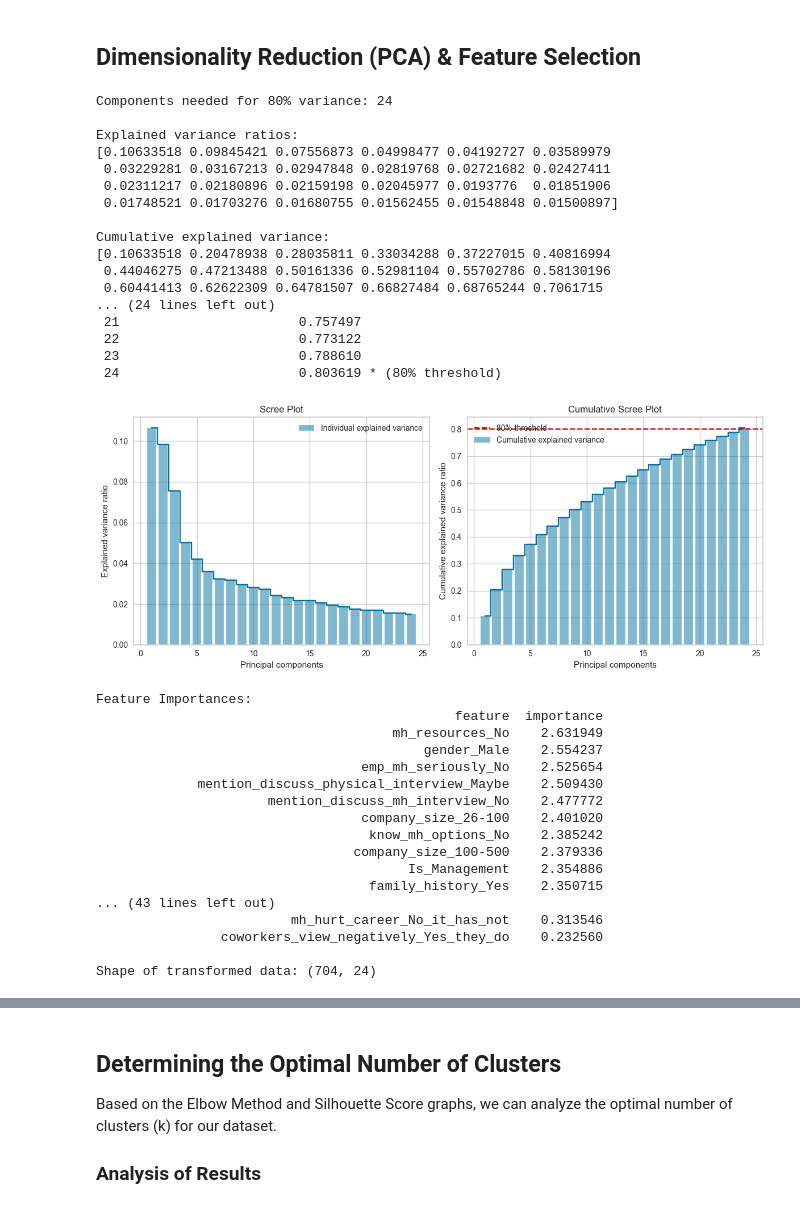
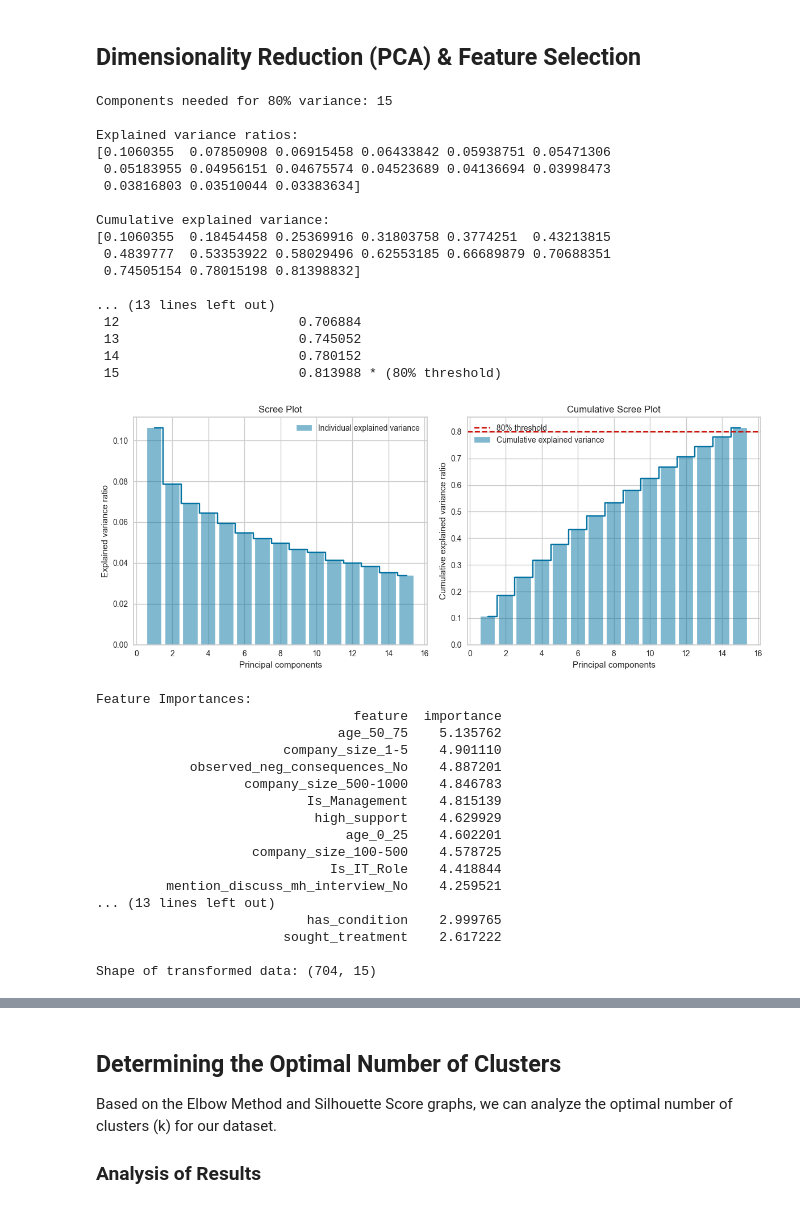
Before and after one commit to KonradKlein91/ml_unservised_learning, a Jupyter notebook: main.ipynb, the cells around one changed output, grey strips where cells are left out. Drawn from its saved outputs; the diff is of its cells as text; code cells hidden in the pictures.

```diff
--- a/main.ipynb
+++ b/main.ipynb
@@ -1174,3 +1513,5 @@ df = df.drop(['continent_North_America', 'continent_Europe', 'continent_South_Am
+# %%
+df = df_for_clustering
 # %%
 df.head()
 # %% [output]
@@ -1208,18 +1549,11 @@ plt.show()
 # %%
 X = df.values
 
-# Get the index of the age column
-age_column_idx = df.columns.get_loc('age')
-
-# Create column transformer
-preprocessor = ColumnTransformer(
-    transformers=[
-        ('num', StandardScaler(), [age_column_idx]),  # Standardize age
-        ('bin', 'passthrough', [i for i in range(X.shape[1]) if i != age_column_idx])  # Pass through others
-    ])
+# Standardize the features
+scaler = StandardScaler()
 
 # Transform the data
-X_std = preprocessor.fit_transform(X)
+X_std = scaler.fit_transform(X)
 
 # Fit initial PCA to get explained variance ratios
 pca_initial = PCA().fit(X_std)
@@ -1288,63 +1622,63 @@ plt.legend(loc='best')
 plt.tight_layout()
 plt.show()
 
 # Transform data with optimal number of components
 X_pca = pca.transform(X_std)
 
 # Calculate feature importance
 feature_importance = np.abs(pca.components_).sum(axis=0)
 feature_importance = 100.0 * (feature_importance / feature_importance.sum())
 
 # Get feature names
 feature_names = df.columns
 
 # Create a dataframe of feature importances
 feature_importance_df = pd.DataFrame({'feature': feature_names, 'importance': feature_importance})
 feature_importance_df = feature_importance_df.sort_values('importance', ascending=False)
 
 # Print feature importances
 print("\nFeature Importances:")
 print(feature_importance_df.to_string(index=False))
 
 # Store the transformed data with optimal components
 X_pca_optimal = X_pca
 
 print("\nShape of transformed data:", X_pca_optimal.shape)
 # %% [output]
-Components needed for 80% variance: 24
+Components needed for 80% variance: 15
 
 Explained variance ratios:
-[0.10633518 0.09845421 0.07556873 0.04998477 0.04192727 0.03589979
- 0.03229281 0.03167213 0.02947848 0.02819768 0.02721682 0.02427411
- 0.02311217 0.02180896 0.02159198 0.02045977 0.0193776  0.01851906
- 0.01748521 0.01703276 0.01680755 0.01562455 0.01548848 0.01500897]
+[0.1060355  0.07850908 0.06915458 0.06433842 0.05938751 0.05471306
+ 0.05183955 0.04956151 0.04675574 0.04523689 0.04136694 0.03998473
+ 0.03816803 0.03510044 0.03383634]
 
 Cumulative explained variance:
-[0.10633518 0.20478938 0.28035811 0.33034288 0.37227015 0.40816994
- 0.44046275 0.47213488 0.50161336 0.52981104 0.55702786 0.58130196
- 0.60441413 0.62622309 0.64781507 0.66827484 0.68765244 0.7061715
-... (24 lines left out)
- 21                       0.757497
- 22                       0.773122
- 23                       0.788610
- 24                       0.803619 * (80% threshold)
+[0.1060355  0.18454458 0.25369916 0.31803758 0.3774251  0.43213815
+ 0.4839777  0.53353922 0.58029496 0.62553185 0.66689879 0.70688351
+ 0.74505154 0.78015198 0.81398832]
+
+... (13 lines left out)
+ 12                       0.706884
+ 13                       0.745052
+ 14                       0.780152
+ 15                       0.813988 * (80% threshold)
-[figure, old version]
+[figure, new version]
 Feature Importances:
-                                              feature  importance
-                                      mh_resources_No    2.631949
-                                          gender_Male    2.554237
-                                  emp_mh_seriously_No    2.525654
-             mention_discuss_physical_interview_Maybe    2.509430
-                      mention_discuss_mh_interview_No    2.477772
-                                  company_size_26-100    2.401020
-                                   know_mh_options_No    2.385242
-                                 company_size_100-500    2.379336
-                                        Is_Management    2.354886
-                                   family_history_Yes    2.350715
-... (43 lines left out)
-                         mh_hurt_career_No_it_has_not    0.313546
-                coworkers_view_negatively_Yes_they_do    0.232560
+                                 feature  importance
+                               age_50_75    5.135762
+                        company_size_1-5    4.901110
+            observed_neg_consequences_No    4.887201
+                   company_size_500-1000    4.846783
+                           Is_Management    4.815139
+                            high_support    4.629929
+                                age_0_25    4.602201
+                    company_size_100-500    4.578725
+                              Is_IT_Role    4.418844
+         mention_discuss_mh_interview_No    4.259521
+... (13 lines left out)
+                           has_condition    2.999765
+                        sought_treatment    2.617222
 
-Shape of transformed data: (704, 24)
+Shape of transformed data: (704, 15)
 # %%
 ## Dimensionality Reduction
```
Also changed, not shown: parts of 17 cells of this notebook.
